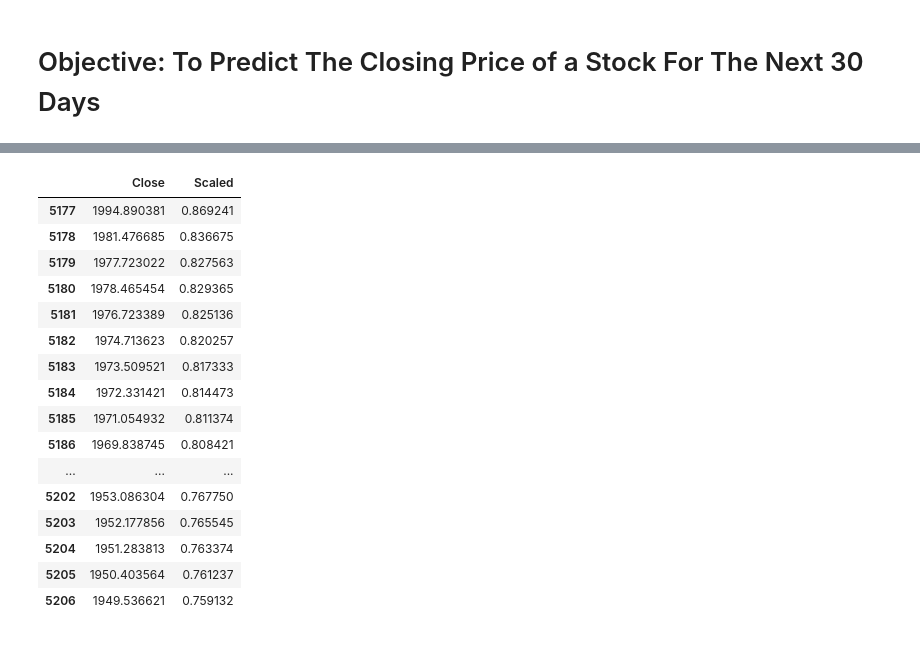
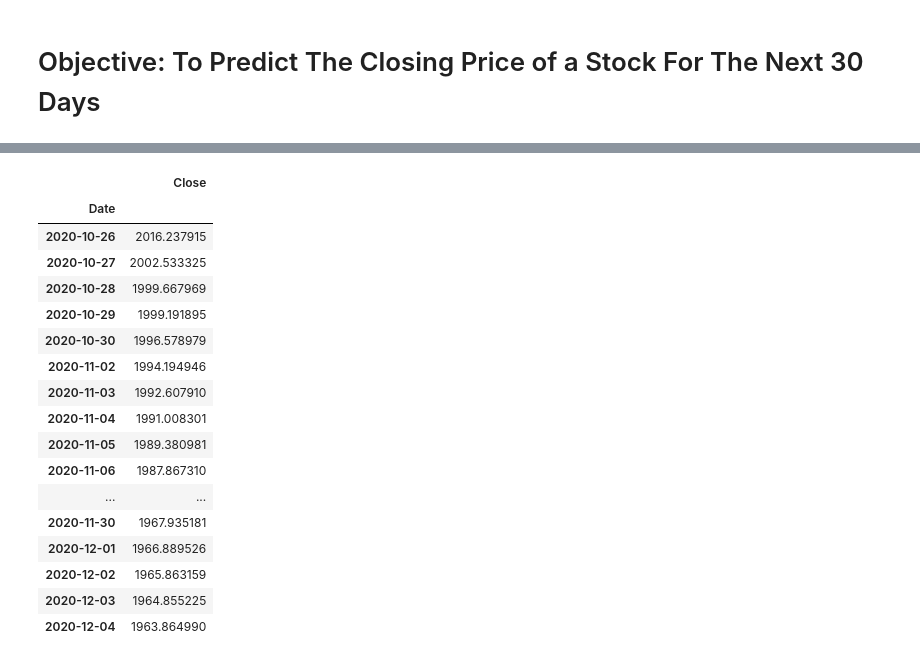
Before and after one commit to jash6/Stock-Market-Pedictor, a Jupyter notebook: stock_market_predictor.ipynb, the cells around one changed output, grey strips where cells are left out. Saved outputs shown, nothing was run; the diff lists cells and outputs as text; code cells hidden in the pictures.

```diff
--- a/stock_market_predictor.ipynb
+++ b/stock_market_predictor.ipynb
@@ -24,6 +33,20 @@ def readsql(stock,con):
   query='SELECT Date,Close FROM '+stock
   dataset=pd.read_sql(query,con)
   return dataset
+# %%
+# FUNCTION TO CHECK IF A PARTICULAR DAY IS WEEKEND OR NOT SINCE STOCK MARKET CLOSED ON WEEKENDS
+
+def isWeekend(date):
+    weekno=date.weekday()
+    if weekno<5:
+        return False
+    return True
+
+# FUNCTION TO CHECK IF PARTICULAR DAY IS A HOLIDAY
+
+def isHoliday(date):
+    india_holidays=holidays.India(years=datetime.datetime.now().year)
+    return (date in india_holidays)
 # %%
 # CONNECT TO DATABASE
 
@@ -139,7 +152,7 @@ plt.show()
 
 testing=training[-window:]
 testing['Scaled']=scaler.fit_transform(testing)
-#testing.index=pd.to_datetime(dataset['Date'][-30:],format="%d-%m-%Y")
+testing.index=pd.to_datetime(dataset['Date'][-window:])
 testing
 # %% [output]
 |  | Close | Scaled |
@@ -173,27 +187,30 @@ for i in range (30):
   x_test=np.reshape(x_test, (x_test.shape[0], x_test.shape[1], 1))
   scaled_pred=model.predict(x_test)
   pred=scaler.inverse_transform(scaled_pred)
-  #new_ind=testing.index[-1]+datetime.timedelta(days=1)
-  new_ind=testing.index[-1]+1;
-  testing=testing.append(pd.Series([pred[0][0],scaled_pred[0][0]],name=new_ind,index=testing.columns),ignore_index=False)
+  next_date=testing.index[-1]+datetime.timedelta(days=1)
+  while isWeekend(next_date) or isHoliday(next_date):
+      next_date+=datetime.timedelta(days=1)
+  testing=testing.append(pd.Series([pred[0][0],scaled_pred[0][0]],name=next_date,index=testing.columns),ignore_index=False)
 # %%
 prediction=testing[window:]
+prediction.drop(['Scaled'],axis=1,inplace=True)
 prediction
 # %% [output]
-|  | Close | Scaled |
-| 5177 | 1994.890381 | 0.869241 |
-| 5178 | 1981.476685 | 0.836675 |
-| 5179 | 1977.723022 | 0.827563 |
-| 5180 | 1978.465454 | 0.829365 |
-| 5181 | 1976.723389 | 0.825136 |
-| 5182 | 1974.713623 | 0.820257 |
-| 5183 | 1973.509521 | 0.817333 |
-| 5184 | 1972.331421 | 0.814473 |
-| 5185 | 1971.054932 | 0.811374 |
-| 5186 | 1969.838745 | 0.808421 |
-| ... | ... | ... |
-| 5202 | 1953.086304 | 0.767750 |
-| 5203 | 1952.177856 | 0.765545 |
-| 5204 | 1951.283813 | 0.763374 |
-| 5205 | 1950.403564 | 0.761237 |
-| 5206 | 1949.536621 | 0.759132 |
+|  | Close |
+| Date |  |
+| 2020-10-26 | 2016.237915 |
+| 2020-10-27 | 2002.533325 |
+| 2020-10-28 | 1999.667969 |
+| 2020-10-29 | 1999.191895 |
+| 2020-10-30 | 1996.578979 |
+| 2020-11-02 | 1994.194946 |
+| 2020-11-03 | 1992.607910 |
+| 2020-11-04 | 1991.008301 |
+| 2020-11-05 | 1989.380981 |
+| 2020-11-06 | 1987.867310 |
+| ... | ... |
+| 2020-11-30 | 1967.935181 |
+| 2020-12-01 | 1966.889526 |
+| 2020-12-02 | 1965.863159 |
+| 2020-12-03 | 1964.855225 |
+| 2020-12-04 | 1963.864990 |
```
Also changed, not shown: parts of 10 cells of this notebook.
